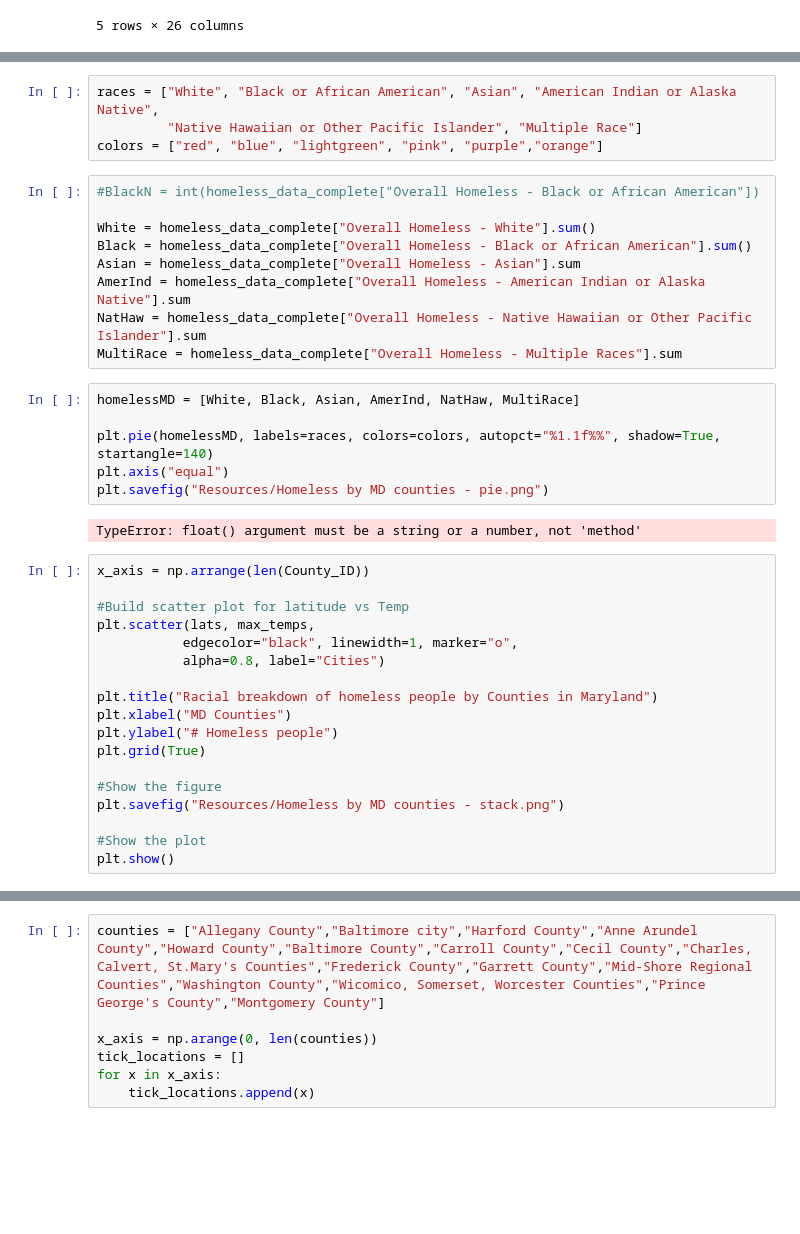
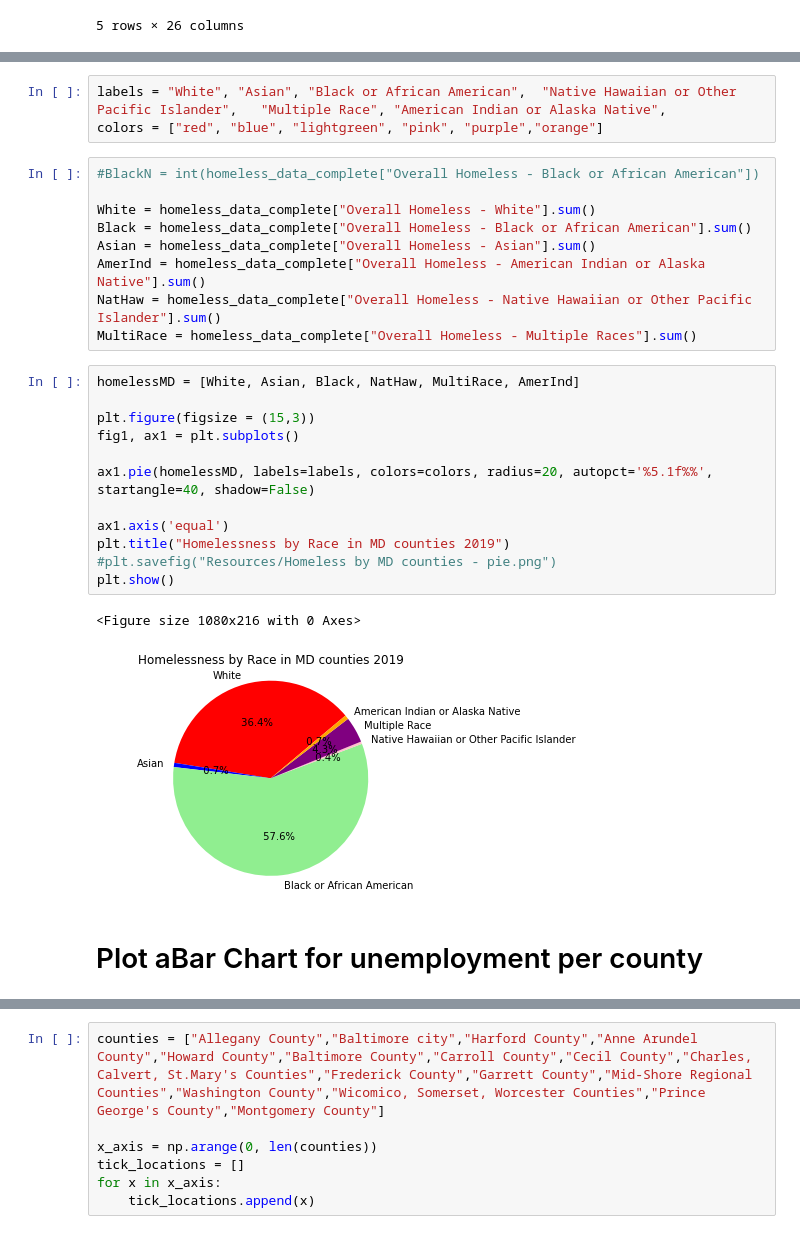
Before and after one commit to arieldunn/HomelessinMaryland, a Jupyter notebook: HomelessProjectMD.ipynb, the cells around one changed output, grey strips where cells are left out. Drawn from its saved outputs; the diff is of its cells as text; blank space fills up the shorter version.

```diff
--- a/HomelessProjectMD.ipynb
+++ b/HomelessProjectMD.ipynb
@@ -122,42 +107,32 @@ homeless_data_complete.head()
 # %%
-races = ["White", "Black or African American", "Asian", "American Indian or Alaska Native",
-         "Native Hawaiian or Other Pacific Islander", "Multiple Race"]
+labels = "White", "Asian", "Black or African American",  "Native Hawaiian or Other Pacific Islander",   "Multiple Race", "American Indian or Alaska Native",
 colors = ["red", "blue", "lightgreen", "pink", "purple","orange"]
 # %%
 #BlackN = int(homeless_data_complete["Overall Homeless - Black or African American"])
 
 White = homeless_data_complete["Overall Homeless - White"].sum()
 Black = homeless_data_complete["Overall Homeless - Black or African American"].sum()
-Asian = homeless_data_complete["Overall Homeless - Asian"].sum
-AmerInd = homeless_data_complete["Overall Homeless - American Indian or Alaska Native"].sum
-NatHaw = homeless_data_complete["Overall Homeless - Native Hawaiian or Other Pacific Islander"].sum
-MultiRace = homeless_data_complete["Overall Homeless - Multiple Races"].sum
+Asian = homeless_data_complete["Overall Homeless - Asian"].sum()
+AmerInd = homeless_data_complete["Overall Homeless - American Indian or Alaska Native"].sum()
+NatHaw = homeless_data_complete["Overall Homeless - Native Hawaiian or Other Pacific Islander"].sum()
+MultiRace = homeless_data_complete["Overall Homeless - Multiple Races"].sum()
 # %%
-homelessMD = [White, Black, Asian, AmerInd, NatHaw, MultiRace]
+homelessMD = [White, Asian, Black, NatHaw, MultiRace, AmerInd]
 
-plt.pie(homelessMD, labels=races, colors=colors, autopct="%1.1f%%", shadow=True, startangle=140)
-plt.axis("equal")
-plt.savefig("Resources/Homeless by MD counties - pie.png")
+plt.figure(figsize = (15,3))
+fig1, ax1 = plt.subplots()
+
+ax1.pie(homelessMD, labels=labels, colors=colors, radius=20, autopct='%5.1f%%', startangle=40, shadow=False)
+
+ax1.axis('equal')
+plt.title("Homelessness by Race in MD counties 2019")
+#plt.savefig("Resources/Homeless by MD counties - pie.png")
+plt.show()
 # %% [output]
-TypeError: float() argument must be a string or a number, not 'method'
+<Figure size 1080x216 with 0 Axes>
+[figure, added]
-# %%
-x_axis = np.arrange(len(County_ID))
-
-#Build scatter plot for latitude vs Temp
-plt.scatter(lats, max_temps,
-           edgecolor="black", linewidth=1, marker="o",
-           alpha=0.8, label="Cities")
-
-plt.title("Racial breakdown of homeless people by Counties in Maryland")
-plt.xlabel("MD Counties")
-plt.ylabel("# Homeless people")
-plt.grid(True)
-
-#Show the figure
-plt.savefig("Resources/Homeless by MD counties - stack.png")
-
-#Show the plot
-plt.show()
+# %% [markdown]
+# Plot aBar Chart for unemployment per county
 # %%
 # Filter the DataFrame down only to those columns to chart
 county_and_unemployment = homeless_data_complete[["County_name","Overall Homeless 2019"]]
```
Also changed, not shown: parts of 22 cells of this notebook.
